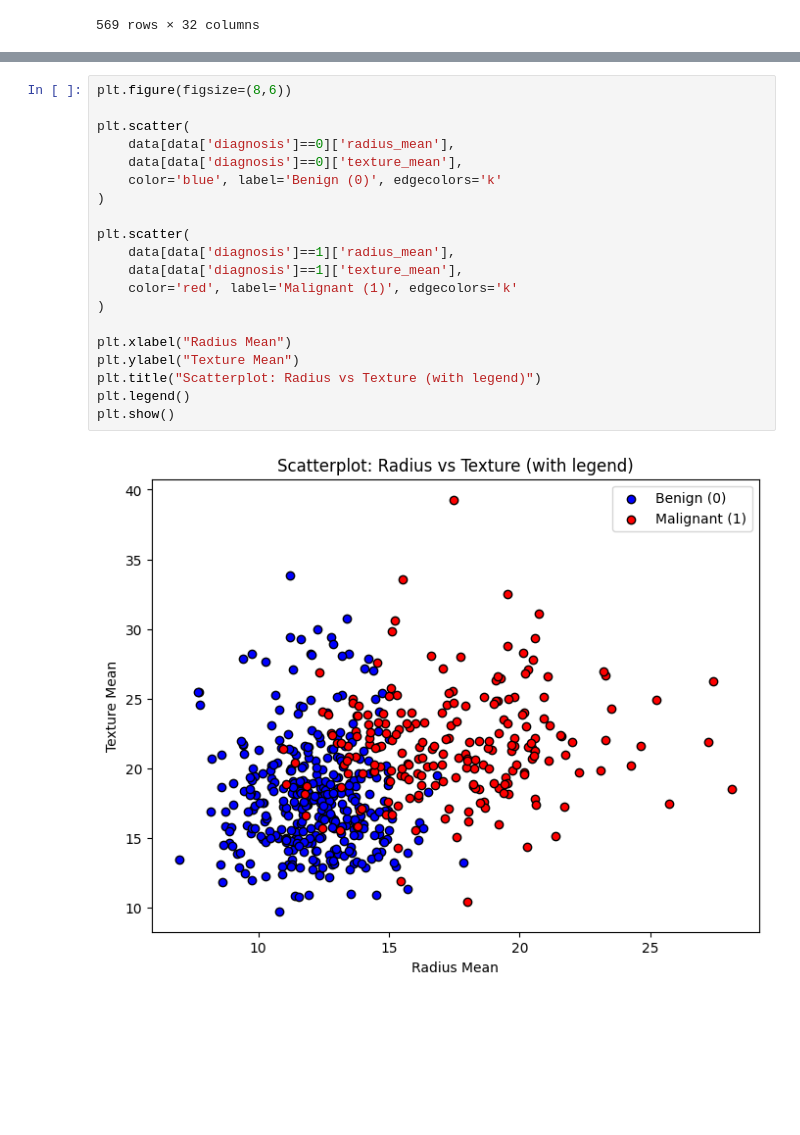
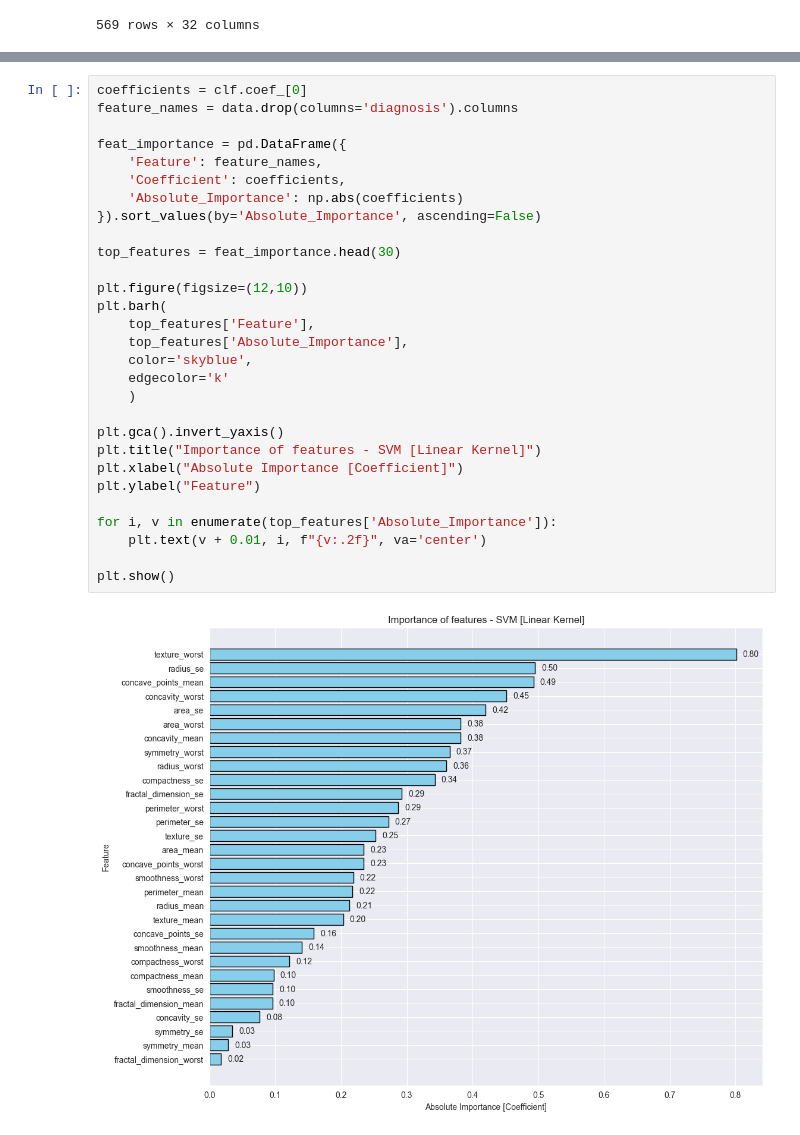
Before and after one commit to plamensve/BREAST_CANCER_ML, a Jupyter notebook: notebooks/05_modeling.ipynb, the cells around one changed output, grey strips where cells are left out. Drawn from its saved outputs; the diff is of its cells as text; blank space fills up the shorter version.

```diff
--- a/notebooks/05_modeling.ipynb
+++ b/notebooks/05_modeling.ipynb
@@ -70,22 +73,31 @@ weighted avg       0.98      0.98      0.98       114
-# %%
-plt.figure(figsize=(8,6))
-
-plt.scatter(
-    data[data['diagnosis']==0]['radius_mean'],
-    data[data['diagnosis']==0]['texture_mean'],
-    color='blue', label='Benign (0)', edgecolors='k'
-)
-
-plt.scatter(
-    data[data['diagnosis']==1]['radius_mean'],
-    data[data['diagnosis']==1]['texture_mean'],
-    color='red', label='Malignant (1)', edgecolors='k'
-)
-
-plt.xlabel("Radius Mean")
-plt.ylabel("Texture Mean")
-plt.title("Scatterplot: Radius vs Texture (with legend)")
-plt.legend()
-plt.show()
-# %% [output]
-[figure, removed]
+# %%
+coefficients = clf.coef_[0]
+feature_names = data.drop(columns='diagnosis').columns
+
+feat_importance = pd.DataFrame({
+    'Feature': feature_names,
+    'Coefficient': coefficients,
+    'Absolute_Importance': np.abs(coefficients)
+}).sort_values(by='Absolute_Importance', ascending=False)
+
+top_features = feat_importance.head(30)
+
+plt.figure(figsize=(12,10))
+plt.barh(
+    top_features['Feature'],
+    top_features['Absolute_Importance'],
+    color='skyblue',
+    edgecolor='k'
+    )
+
+plt.gca().invert_yaxis()
+plt.title("Importance of features - SVM [Linear Kernel]")
+plt.xlabel("Absolute Importance [Coefficient]")
+plt.ylabel("Feature")
+
+for i, v in enumerate(top_features['Absolute_Importance']):
+    plt.text(v + 0.01, i, f"{v:.2f}", va='center')
+
+plt.show()
+# %% [output]
+[figure, added]
```
Also changed, not shown: parts of 5 cells of this notebook.
